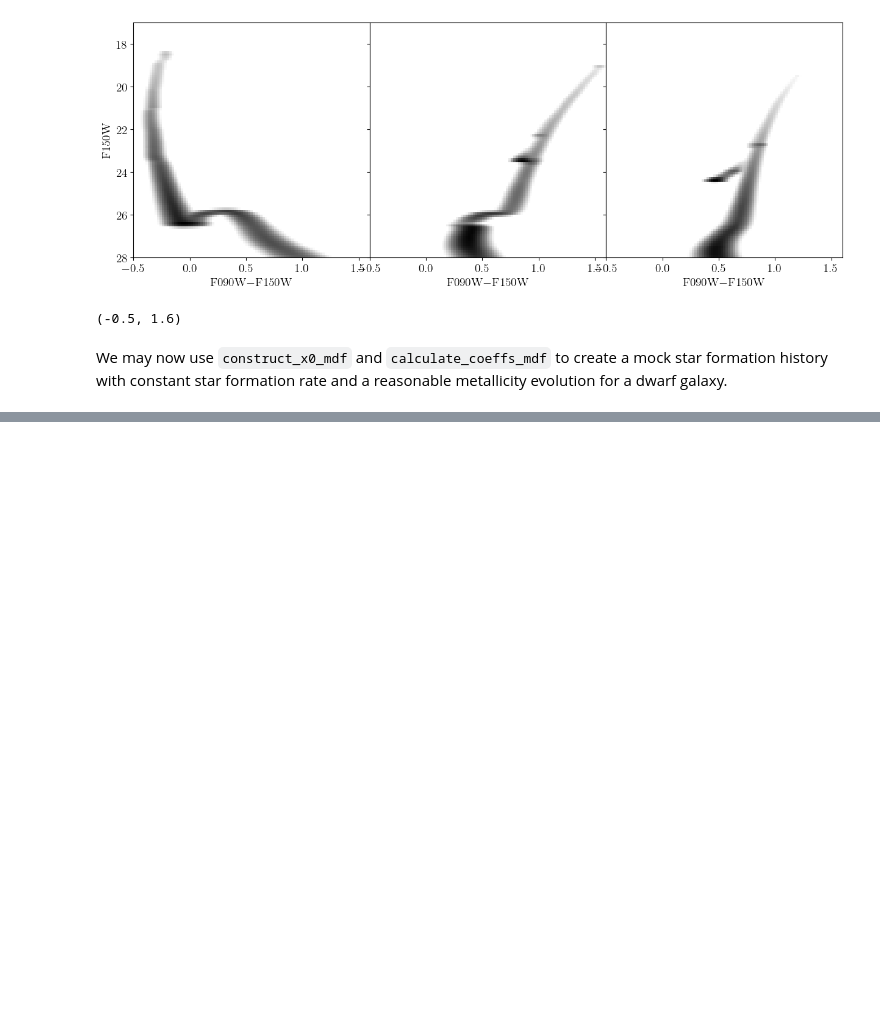
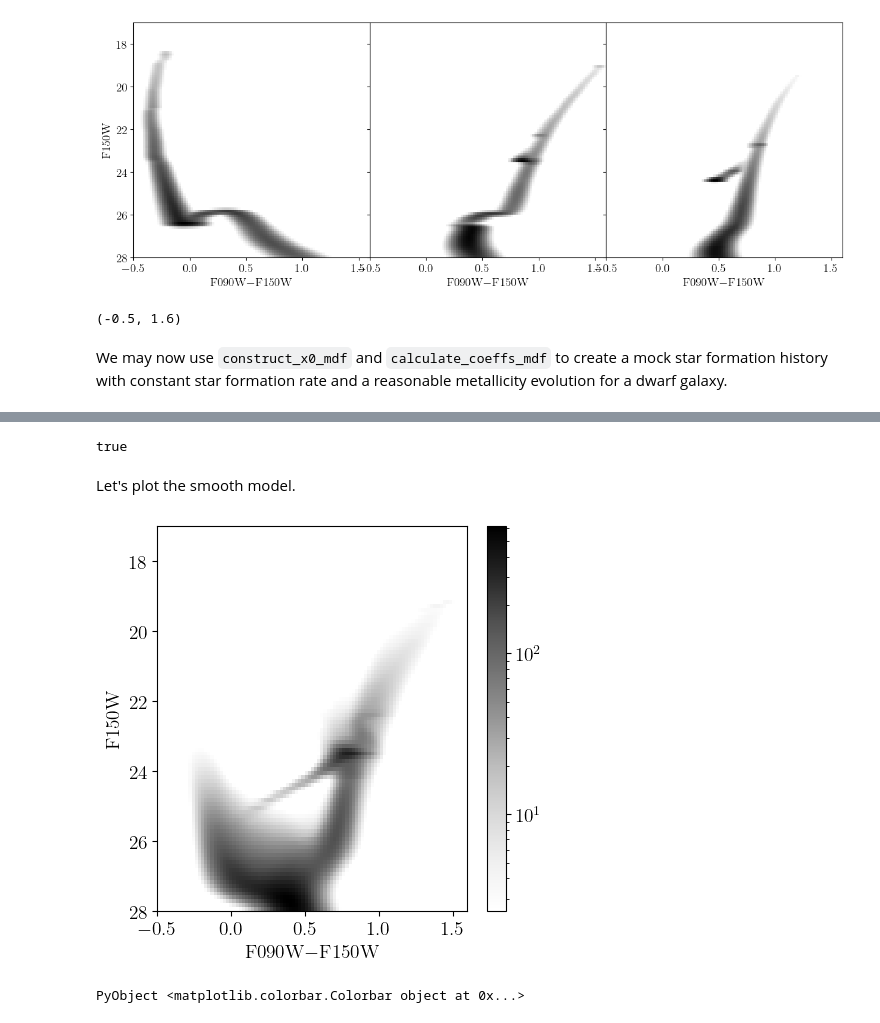
Before and after one commit to cgarling/StarFormationHistories.jl, a Jupyter notebook: examples/fitting1.ipynb, the cells around one changed output, grey strips where cells are left out. Saved outputs shown, nothing was run; the diff lists cells and outputs as text; code cells hidden in the pictures; blank space fills up the shorter version.

```diff
--- a/examples/fitting1.ipynb
+++ b/examples/fitting1.ipynb
@@ -208,0 +319,5 @@ import StarFormationHistories: construct_x0_mdf, calculate_coeffs_mdf
+# %%
+model2 = similar(model1)
+import StarFormationHistories: composite!
+@btime composite!(model2, x0, templates)
+model2
@@ -208,0 +343,20 @@ import StarFormationHistories: construct_x0_mdf, calculate_coeffs_mdf
+# %%
+model1 ≈ model2
+# %% [output]
+true
+# %% [markdown]
+Let's plot the smooth model.
+# %%
+fig,ax1=plt.subplots()
+
+im1=ax1.imshow(model2', origin="lower",
+    extent=(extrema(edges[1])..., extrema(edges[2])...),
+    aspect="auto", cmap="Greys", norm=plt.matplotlib.colors.LogNorm(vmin=2.5), rasterized=true)
+ax1.set_xlabel(L"F090W$-$F150W")
+ax1.set_ylabel("F150W")
+ax1.set_ylim(reverse(extrema(edges[2])))
+ax1.set_xlim(extrema(edges[1]))
+fig.colorbar(im1)
+# %% [output]
+[figure, added]
+PyObject <matplotlib.colorbar.Colorbar object at 0x...>
```
Also changed, not shown: parts of 15 cells of this notebook, 1 other file.
